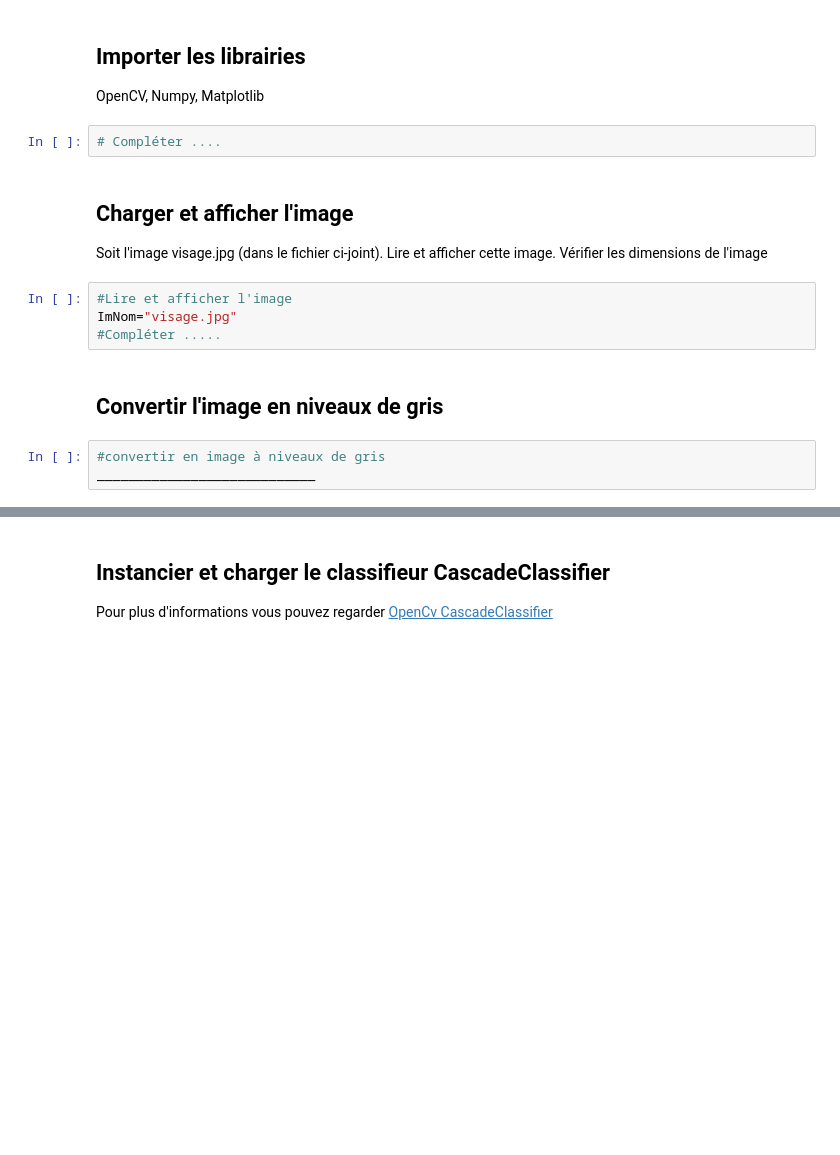
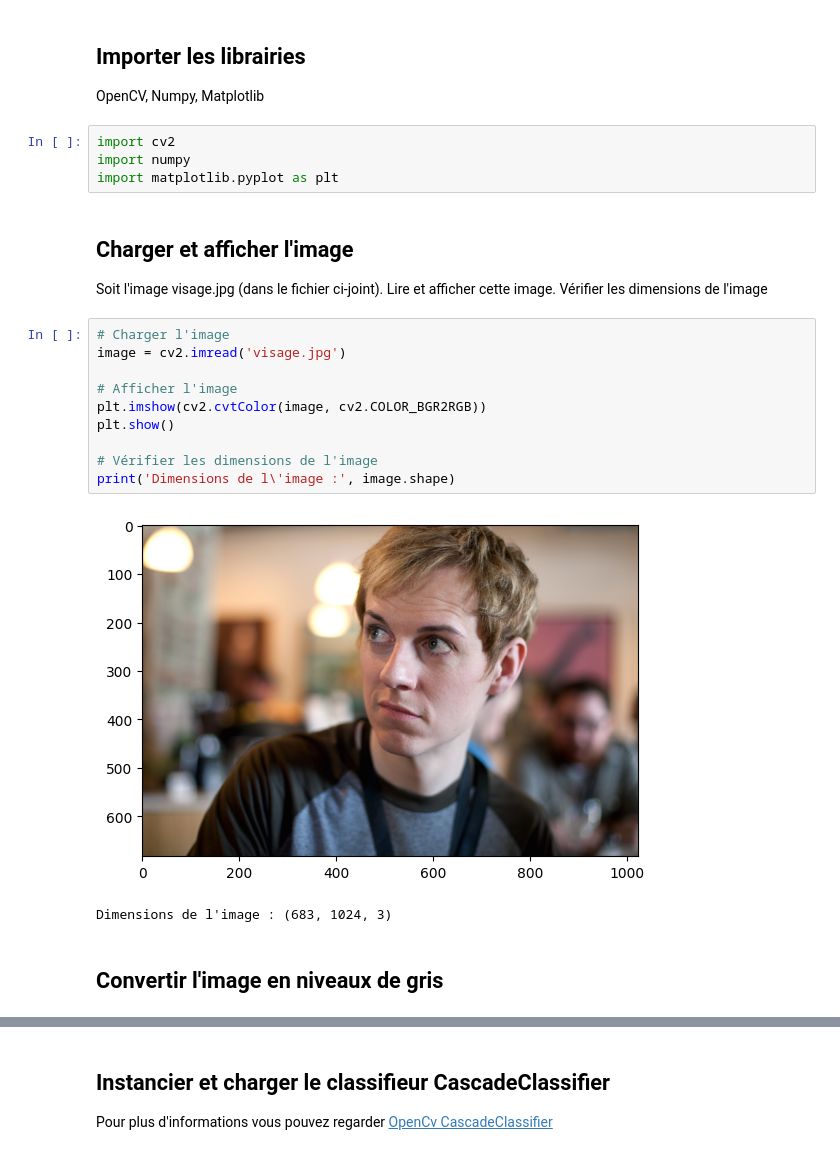
Before and after one commit to Nath9666/Reconnaissance-de-formes-et-apprentissage-machine, a Jupyter notebook: TP/TP3 - Détection de visages-20240611/TP3_Enonce_Facedetection.ipynb, the cells around one changed output, grey strips where cells are left out. Saved outputs shown, nothing was run; the diff lists cells and outputs as text; blank space fills up the shorter version.

```diff
--- a/TP/TP3 - Détection de visages-20240611/TP3_Enonce_Facedetection.ipynb
+++ b/TP/TP3 - Détection de visages-20240611/TP3_Enonce_Facedetection.ipynb
@@ -30,17 +30,25 @@ Le classificateur Haar Cascade implémenté dans OpenCV est pré-entrainé sur u
 # %% [markdown]
 ## Importer les librairies
 OpenCV, Numpy, Matplotlib
-# %%
-# Compléter ....
+# %%
+import cv2
+import numpy
+import matplotlib.pyplot as plt
 # %% [markdown]
 ## Charger et afficher l'image
 Soit l'image visage.jpg (dans le fichier ci-joint). Lire et afficher cette image. Vérifier les dimensions de l'image
-# %%
-#Lire et afficher l'image
-ImNom="visage.jpg"
-#Compléter .....
+# %%
+# Charger l'image
+image = cv2.imread('visage.jpg')
+
+# Afficher l'image
+plt.imshow(cv2.cvtColor(image, cv2.COLOR_BGR2RGB))
+plt.show()
+
+# Vérifier les dimensions de l'image
+print('Dimensions de l\'image :', image.shape)
+# %% [output]
+[figure, added]
+Dimensions de l'image : (683, 1024, 3)
 # %% [markdown]
 ## Convertir l'image en niveaux de gris
-# %%
-#convertir en image à niveaux de gris
-____________________________
```
Also changed, not shown: parts of 7 cells of this notebook.
